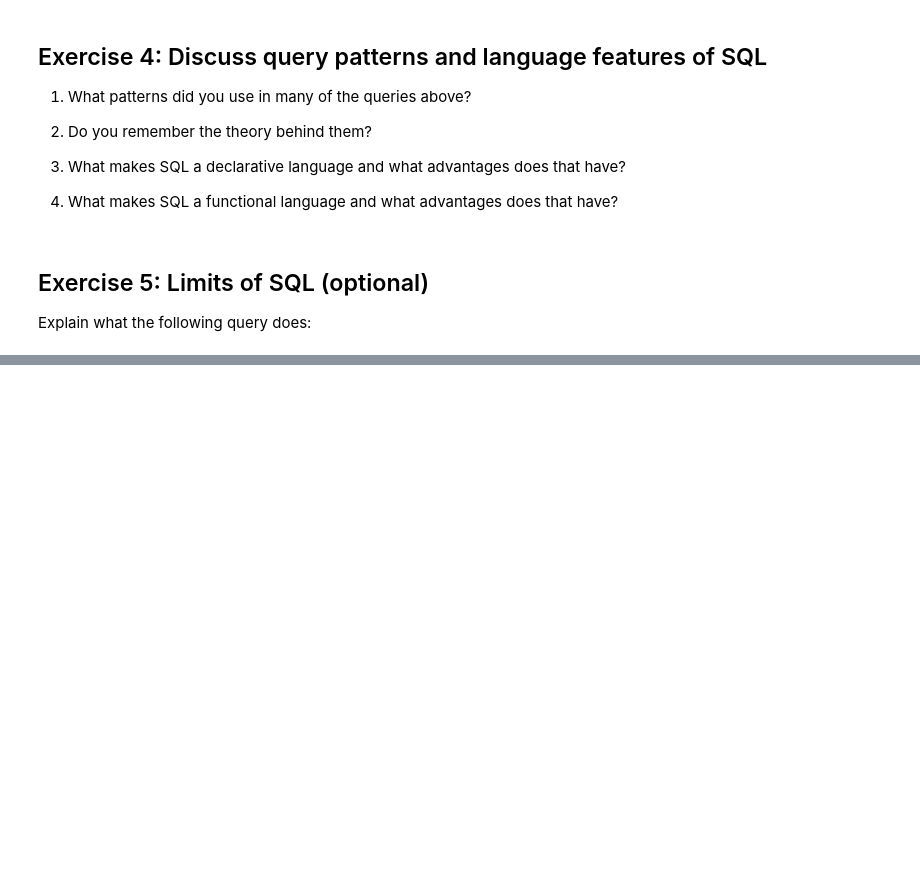
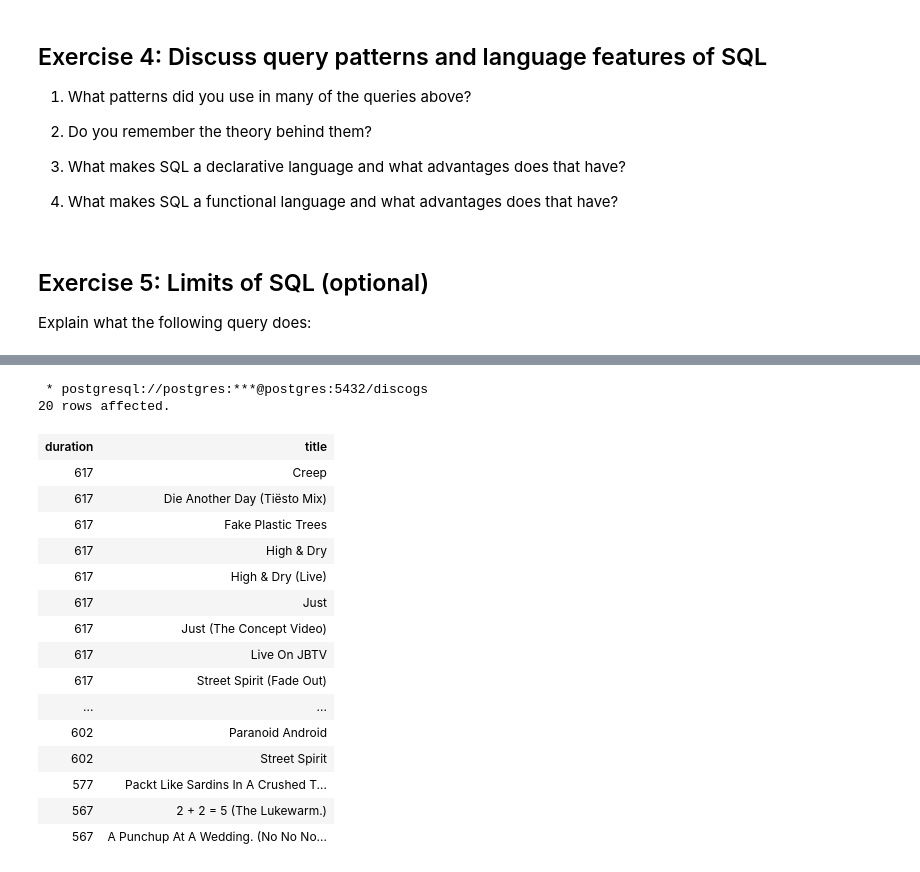
Before and after one commit to michavol/bigdata-exercises, a Jupyter notebook: Big_Data/exercise01/Exercise01_SQL_Brush_Up.ipynb, the cells around one changed output, grey strips where cells are left out. Cells and saved outputs as stored; diff of their text form; code cells hidden in the pictures; blank space fills up the shorter version.

```diff
--- a/Big_Data/exercise01/Exercise01_SQL_Brush_Up.ipynb
+++ b/Big_Data/exercise01/Exercise01_SQL_Brush_Up.ipynb
@@ -289,0 +411,28 @@ ORDER BY distance, right_name;
+# %%
+%%sql
+SELECT t.duration, t.title
+FROM tracks t
+JOIN released_by r on t.release_id = r.release_id
+JOIN artists a on a.artist_id = r.artist_id
+WHERE a.name = 'Radiohead'
+ORDER BY t.duration desc, t.title
+LIMIT 20;
+# %% [output]
+ * postgresql://postgres:***@postgres:5432/discogs
+20 rows affected.
+| duration | title |
+| 617 | Creep |
+| 617 | Die Another Day (Tiësto Mix) |
+| 617 | Fake Plastic Trees |
+| 617 | High & Dry |
+| 617 | High & Dry (Live) |
+| 617 | Just |
+| 617 | Just (The Concept Video) |
+| 617 | Live On JBTV |
+| 617 | Street Spirit (Fade Out) |
+| ... | ... |
+| 602 | Paranoid Android |
+| 602 | Street Spirit |
+| 577 | Packt Like Sardins In A Crushed T... |
+| 567 | 2 + 2 = 5 (The Lukewarm.) |
+| 567 | A Punchup At A Wedding. (No No No... |
```
Also changed, not shown: parts of 12 cells of this notebook, 1 other file.
